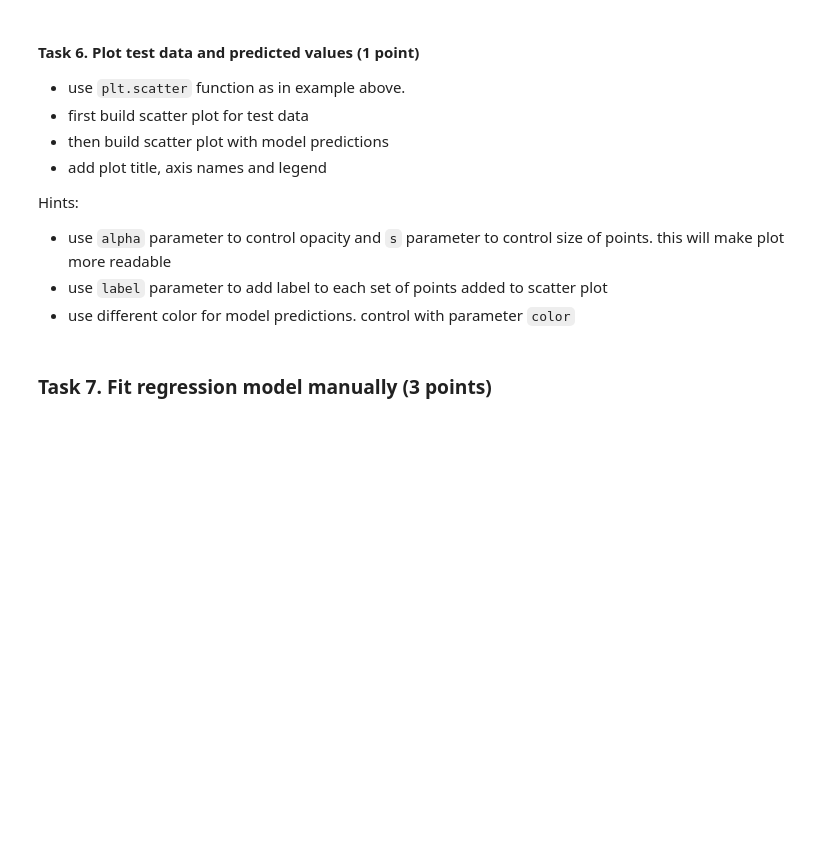
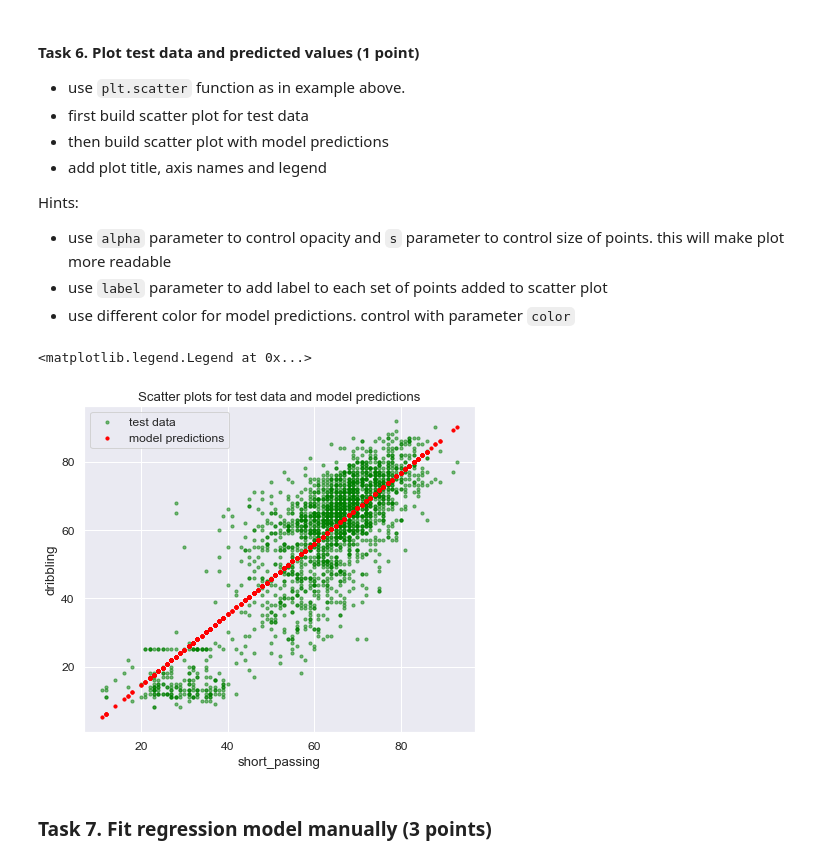
Before and after one commit to vilen-kim/3_linear_regression, a Jupyter notebook: linear_regression.ipynb, the cells around one changed output. Cells and saved outputs as stored; diff of their text form; code cells hidden in the pictures; blank space fills up the shorter version.

```diff
--- a/linear_regression.ipynb
+++ b/linear_regression.ipynb
@@ -617,10 +618,15 @@ Hints:
 * use `label` parameter to add label to each set of points added to scatter plot
 * use different color for model predictions. control with parameter `color`
 # %%
-# # your code here
-# plt.scatter(...)
-# plt.scatter(...)
-# plt.legend(...);  # adds legend to a plot
+test = plt.scatter(x=x_test, y=y_test, alpha=0.5, s=10, color='green')
+preds = plt.scatter(x=x_test, y=model_preds, alpha=1, s=10, color='red')
+plt.title('Scatter plots for test data and model predictions')
+plt.xlabel('short_passing')
+plt.ylabel('dribbling')
+plt.legend([test, preds], ['test data', 'model predictions'])
+# %% [output]
+<matplotlib.legend.Legend at 0x...>
+[figure, added]
 # %% [markdown]
 ### Task 7.  Fit regression model manually (3 points)
 # %% [markdown]
```
Also changed, not shown: parts of 19 cells of this notebook.
